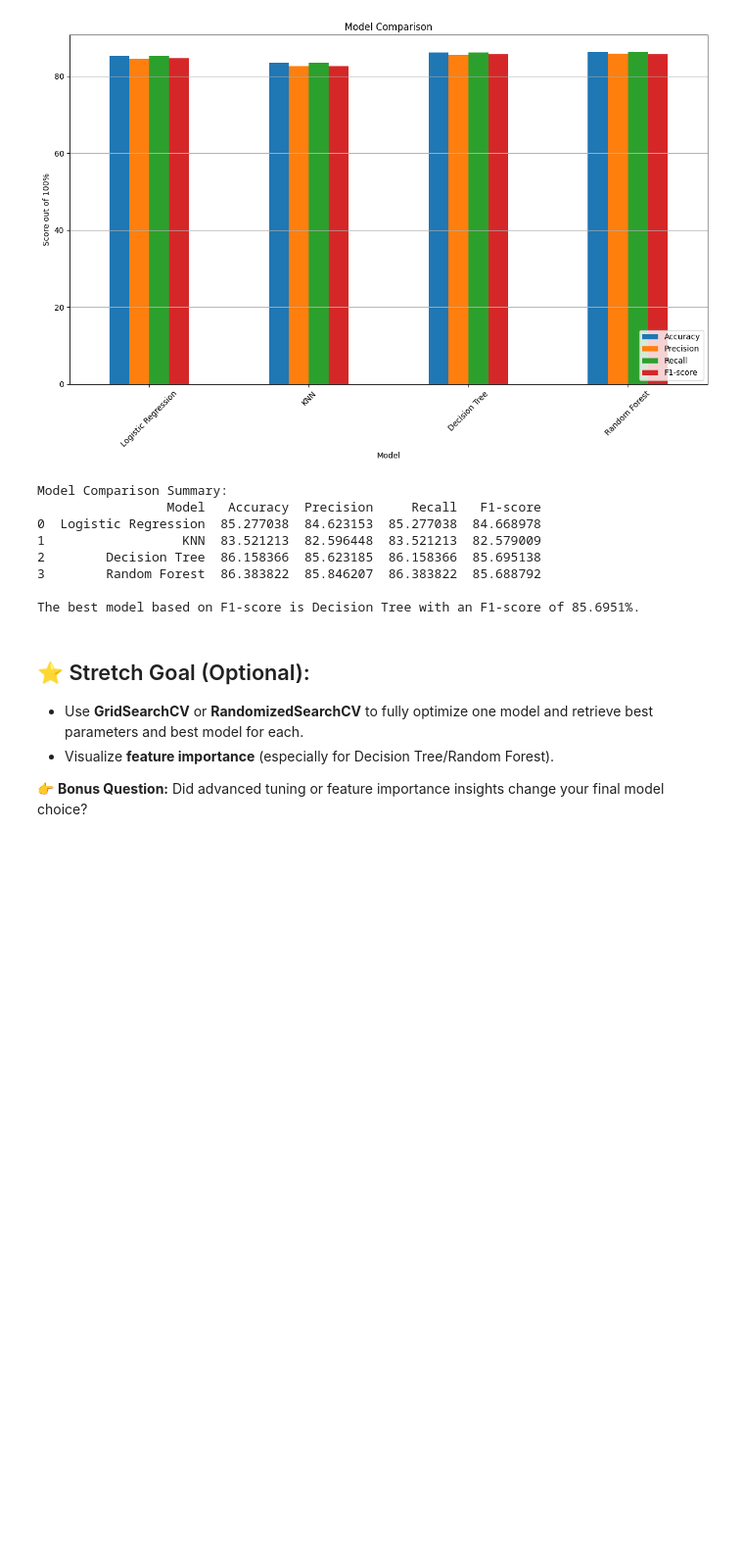
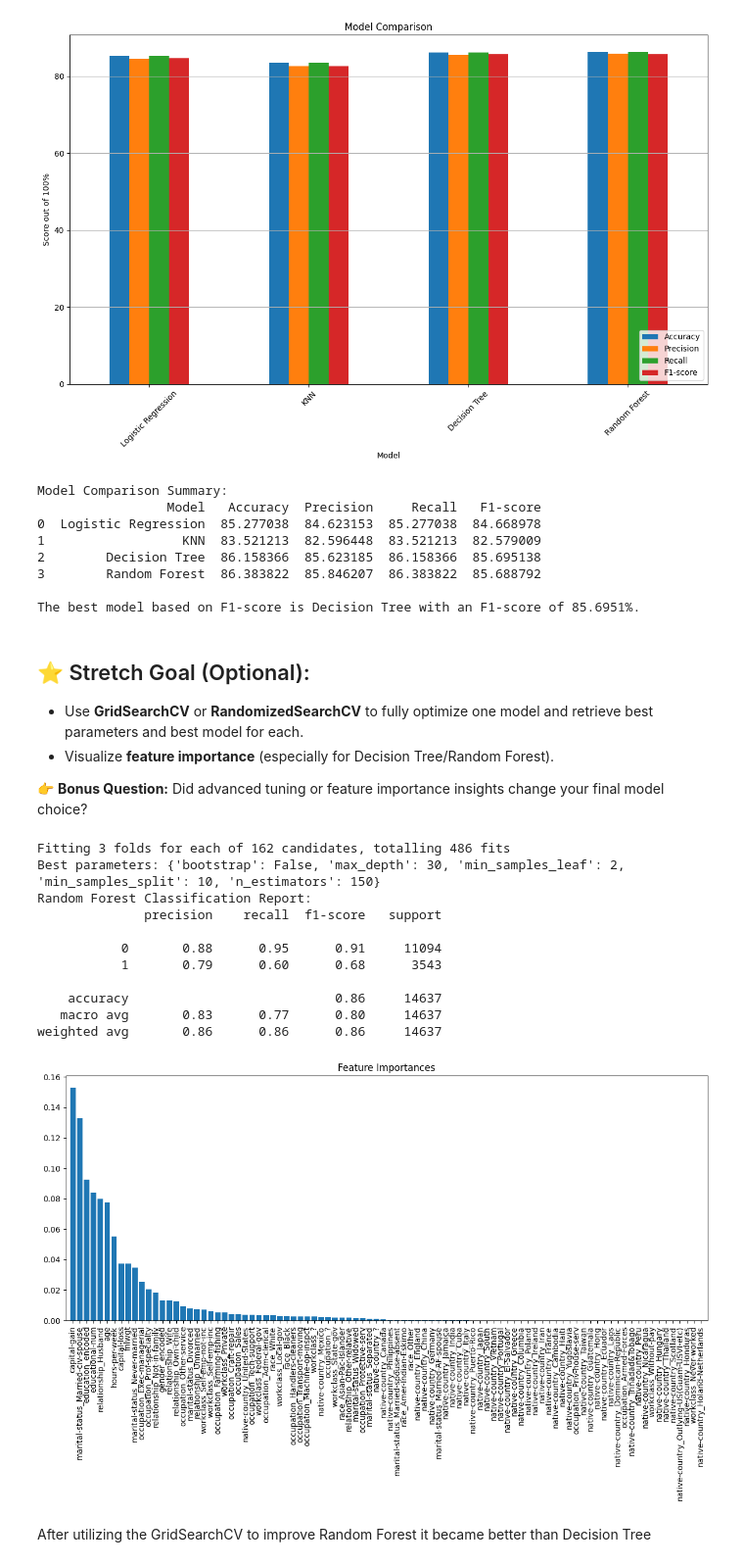
Before and after one commit to AhmedMohamady1/Classification_Assignment_DEPI, a Jupyter notebook: assignment.ipynb, the cells around one changed output. Shown: that part at 98% size. Saved outputs shown, nothing was run; the diff lists cells and outputs as text; code cells hidden in the pictures; blank space fills up the shorter version.

```diff
--- a/assignment.ipynb
+++ b/assignment.ipynb
@@ -848,3 +848,62 @@ The best model based on F1-score is Decision Tree with an F1-score of 85.6951%.
 - Visualize **feature importance** (especially for Decision Tree/Random Forest).
 
 👉 **Bonus Question:** Did advanced tuning or feature importance insights change your final model choice?
+# %%
+from sklearn.model_selection import GridSearchCV, RandomizedSearchCV
+
+# Define the parameter grid for GridSearchCV
+param_grid = {
+    'n_estimators': [100, 150, 200],
+    'max_depth': [10, 20, 30],
+    'min_samples_split': [2, 5, 10],
+    'min_samples_leaf': [1, 2, 4],
+    'bootstrap': [True, False]
+}
+
+# Initialize the Random Forest model
+rf = RandomForestClassifier(random_state=42)
+
+# Use GridSearchCV to find the best parameters
+grid_search = GridSearchCV(estimator=rf, param_grid=param_grid, cv=3, n_jobs=-1, verbose=2, scoring='f1_weighted')
+grid_search.fit(X_train, y_train)
+
+# Retrieve the best model and parameters
+best_rf_model = grid_search.best_estimator_
+best_params = grid_search.best_params_
+print(f"Best parameters: {best_params}")
+
+# Predict on the test set using the best model
+y_test_pred_rf = best_rf_model.predict(X_test)
+
+# Generate a classification report
+rf_report = classification_report(y_test, y_test_pred_rf, output_dict=True)
+print("Random Forest Classification Report:")
+print(classification_report(y_test, y_test_pred_rf))
+
+# Visualize feature importance
+feature_importances = best_rf_model.feature_importances_
+features = X_train.columns  # Assuming X_train is a DataFrame
+indices = np.argsort(feature_importances)[::-1]
+
+plt.figure(figsize=(12, 8))
+plt.title("Feature Importances")
+plt.bar(range(X_train.shape[1]), feature_importances[indices], align="center")
+plt.xticks(range(X_train.shape[1]), [features[i] for i in indices], rotation=90)
+plt.xlim([-1, X_train.shape[1]])
+plt.tight_layout()
+plt.show()
+# %% [output]
+Fitting 3 folds for each of 162 candidates, totalling 486 fits
+Best parameters: {'bootstrap': False, 'max_depth': 30, 'min_samples_leaf': 2, 'min_samples_split': 10, 'n_estimators': 150}
+Random Forest Classification Report:
+              precision    recall  f1-score   support
+
+           0       0.88      0.95      0.91     11094
+           1       0.79      0.60      0.68      3543
+
+    accuracy                           0.86     14637
+   macro avg       0.83      0.77      0.80     14637
+weighted avg       0.86      0.86      0.86     14637
+[figure, added]
+# %% [markdown]
+After utilizing the GridSearchCV to improve Random Forest it became better than Decision Tree
```
